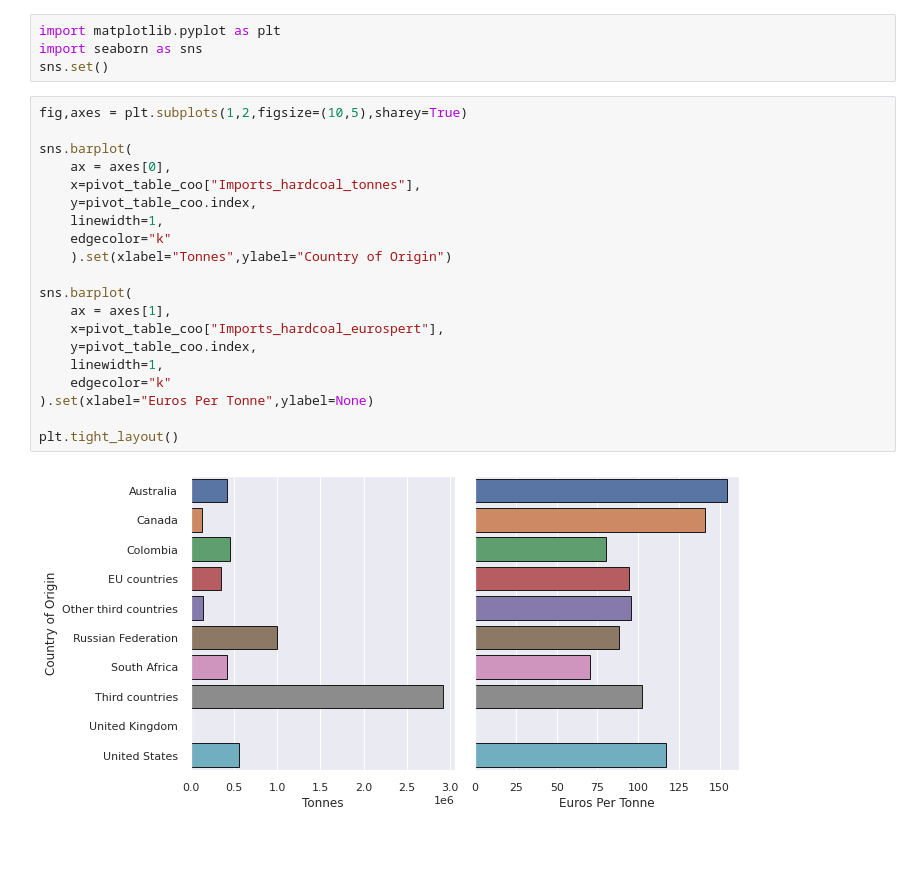
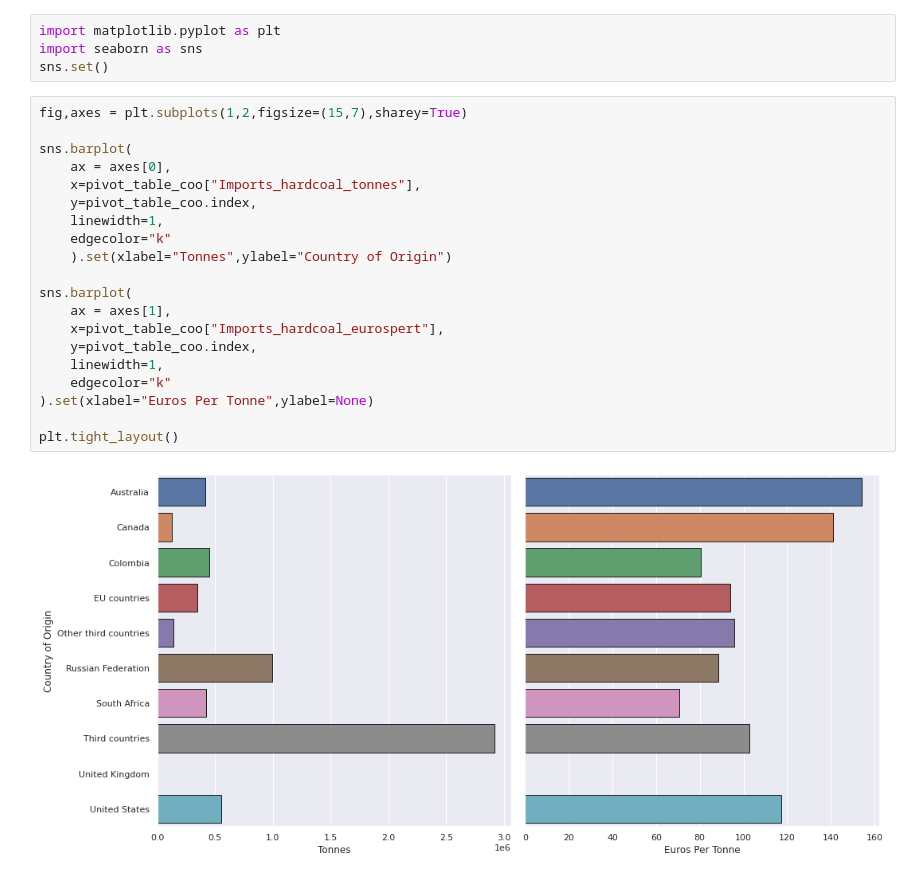
Before and after one commit to Kshitij301199/Coal_Imports_Germany, a Jupyter notebook: docs/Analysis.ipynb, the cells around one changed output. Cells and saved outputs as stored; diff of their text form; blank space fills up the shorter version.

```diff
--- a/docs/Analysis.ipynb
+++ b/docs/Analysis.ipynb
@@ -108,25 +157,25 @@ import matplotlib.pyplot as plt
 import seaborn as sns
 sns.set()
 # %%
-fig,axes = plt.subplots(1,2,figsize=(10,5),sharey=True)
+fig,axes = plt.subplots(1,2,figsize=(15,7),sharey=True)
 
 sns.barplot(
     ax = axes[0],
     x=pivot_table_coo["Imports_hardcoal_tonnes"],
     y=pivot_table_coo.index,
     linewidth=1,
     edgecolor="k"
     ).set(xlabel="Tonnes",ylabel="Country of Origin")
 
 sns.barplot(
     ax = axes[1],
     x=pivot_table_coo["Imports_hardcoal_eurospert"],
     y=pivot_table_coo.index,
     linewidth=1,
     edgecolor="k"
 ).set(xlabel="Euros Per Tonne",ylabel=None)
 
 plt.tight_layout()
 # %% [output]
-[figure, old version]
+[figure, new version]
 # %%
```
Also changed, not shown: parts of 7 cells of this notebook, 2 other files.
